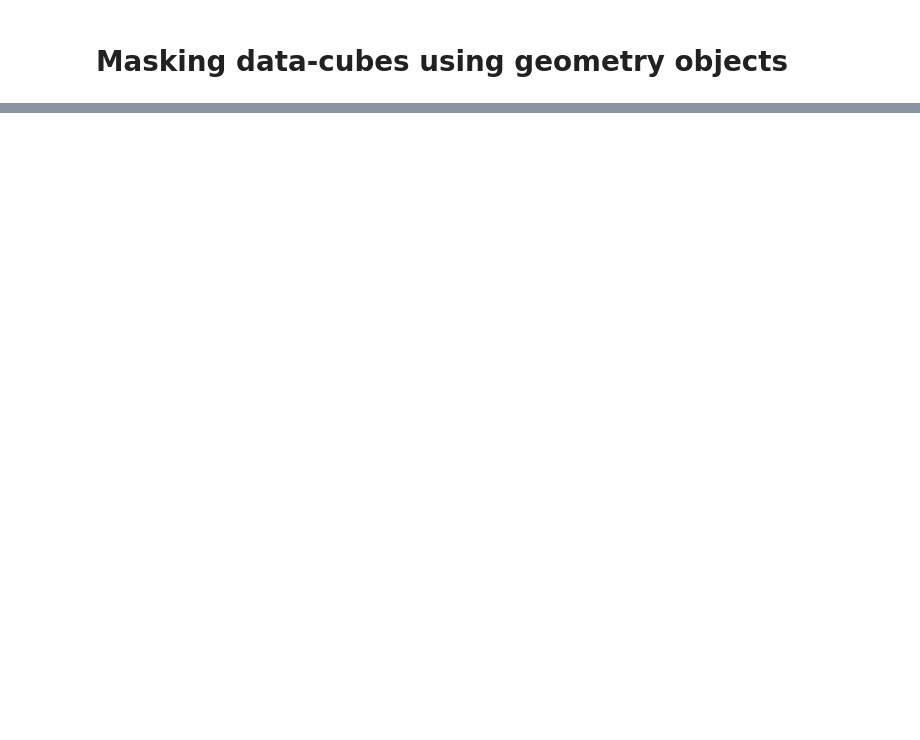
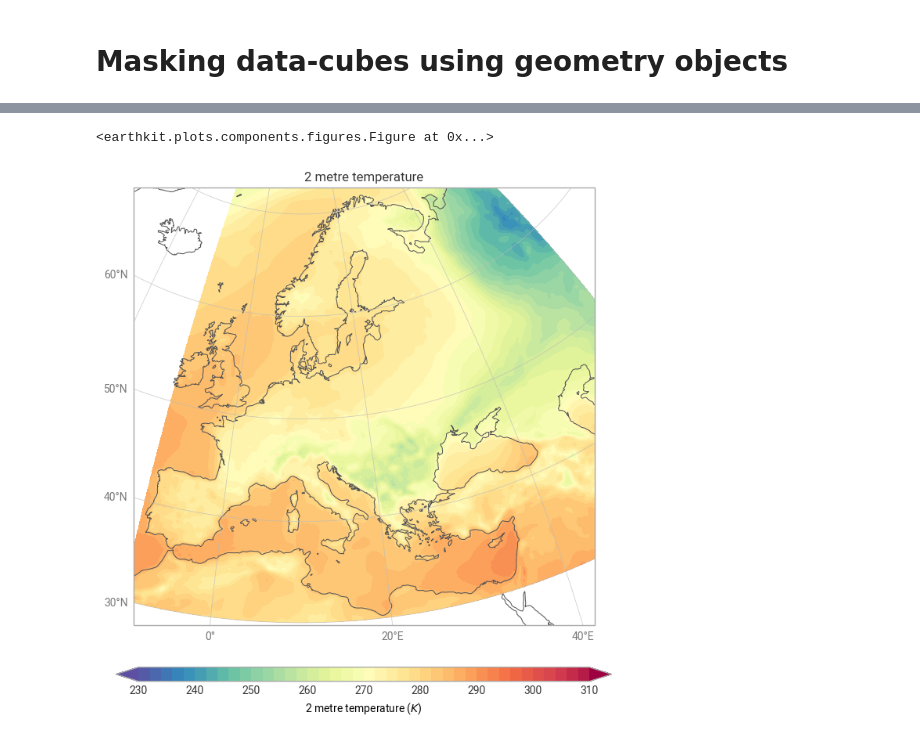
Before and after one commit to ecmwf/earthkit-transforms, a Jupyter notebook: docs/notebooks/spatial/01-era5-masking.ipynb, the cells around one changed output, grey strips where cells are left out. Saved outputs shown, nothing was run; the diff lists cells and outputs as text; code cells hidden in the pictures; blank space fills up the shorter version.

```diff
--- a/docs/notebooks/spatial/01-era5-masking.ipynb
+++ b/docs/notebooks/spatial/01-era5-masking.ipynb
@@ -32,0 +43,5 @@ era5_xr
+# %%
+ekp.quickplot(era5_xr.mean(dim="valid_time"), domain="Europe")
+# %% [output]
+<earthkit.plots.components.figures.Figure at 0x...>
+[figure, added]
```
Also changed, not shown: parts of 25 cells of this notebook, 6 other files.
